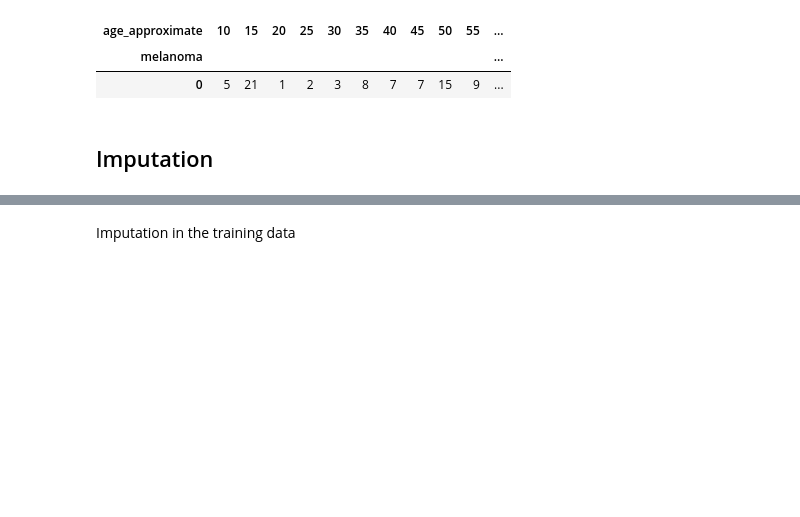
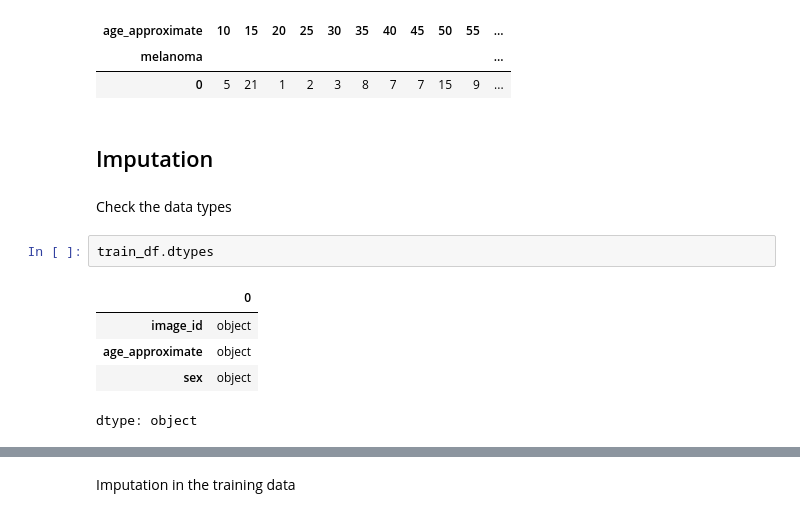
Before and after one commit to ElenaLecheva/Masters_thesis_Elena_Georgieva_Lecheva, a Jupyter notebook: Master's_thesis_2025_code_Elena_Georgieva_Lecheva.ipynb, the cells around one changed output, grey strips where cells are left out. Drawn from its saved outputs; the diff is of its cells as text; blank space fills up the shorter version.

```diff
--- a/Master's_thesis_2025_code_Elena_Georgieva_Lecheva.ipynb
+++ b/Master's_thesis_2025_code_Elena_Georgieva_Lecheva.ipynb
@@ -428,3 +428,13 @@ pd.crosstab(benign_df_val['melanoma'], val_df['age_approximate'])
 | 0 | 5 | 21 | 1 | 2 | 3 | 8 | 7 | 7 | 15 | 9 | ... |
 # %% [markdown]
 ## Imputation
+# %% [markdown]
+Check the data types
+# %%
+train_df.dtypes
+# %% [output]
+|  | 0 |
+| image_id | object |
+| age_approximate | object |
+| sex | object |
+dtype: object
```
Also changed, not shown: parts of 4 cells of this notebook.
